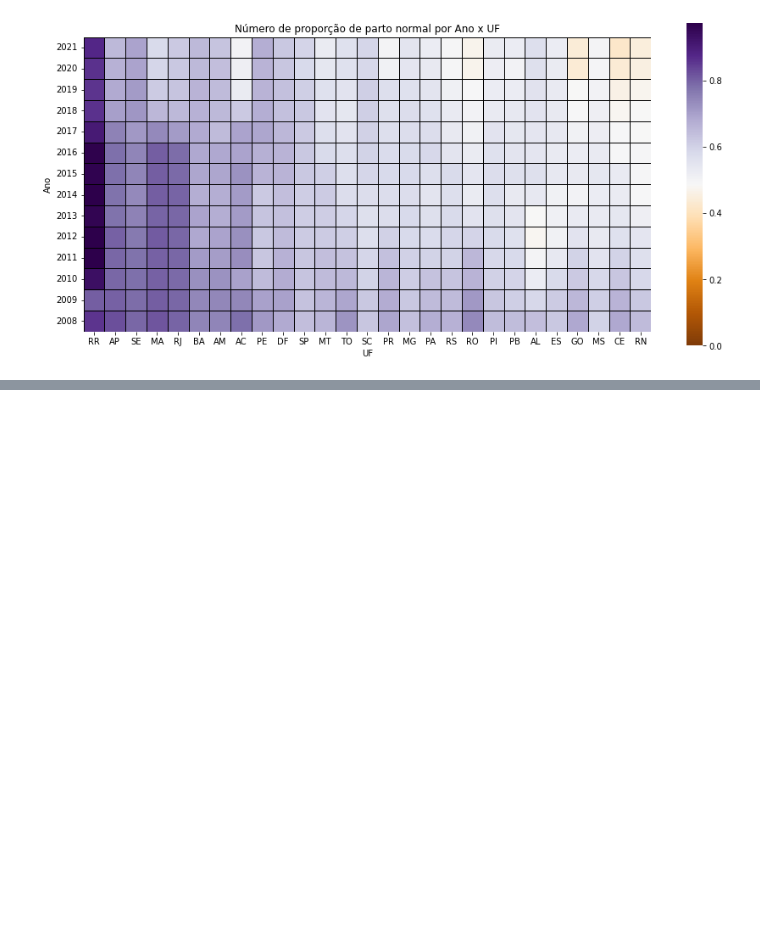
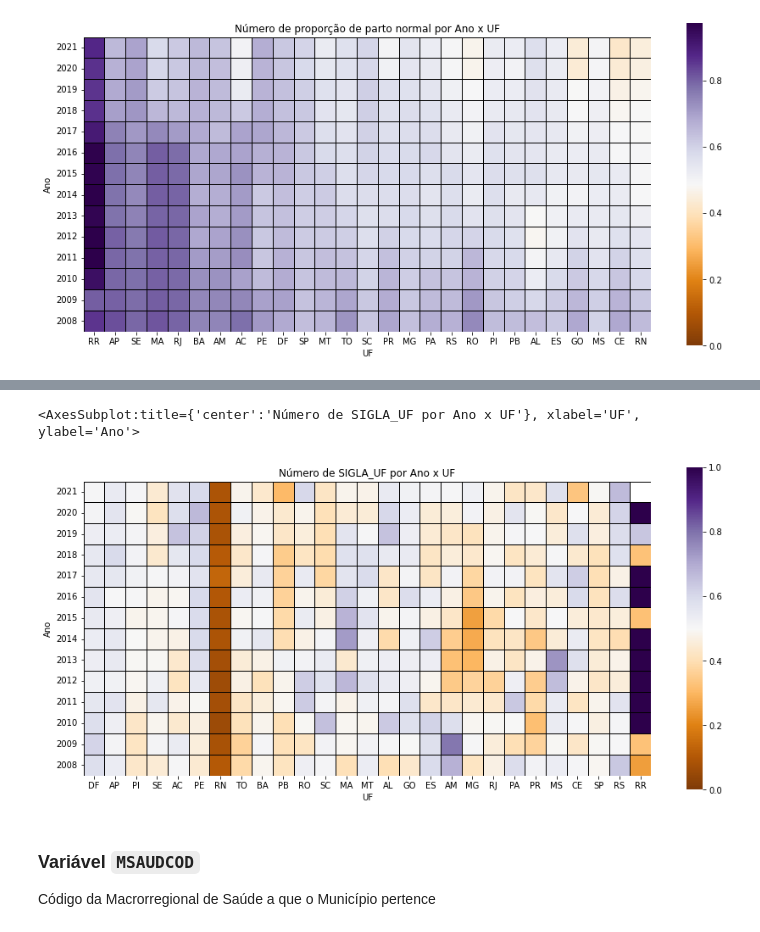
Before and after one commit to lucaslopes/gestantes, a Jupyter notebook: notebook.ipynb, the cells around one changed output, grey strips where cells are left out. Saved outputs shown, nothing was run; the diff lists cells and outputs as text; code cells hidden in the pictures; blank space fills up the shorter version.

```diff
--- a/notebook.ipynb
+++ b/notebook.ipynb
@@ -70,0 +161,14 @@ data_plot.heatmap(cls_map, value=var, cmap='PuOr')
+# %%
+cls_map = data_info.var_prop_per_parto(
+    sihsus,
+    var,
+    ufs_order=cls_map.columns.values,
+)
+data_plot.heatmap(cls_map, value=var, cmap='PuOr')
+# %% [output]
+<AxesSubplot:title={'center':'Número de SIGLA_UF por Ano x UF'}, xlabel='UF', ylabel='Ano'>
+[figure, added]
+# %% [markdown]
+### Variável `MSAUDCOD`
+
+Código da Macrorregional de Saúde a que o Município pertence
```
Also changed, not shown: parts of 59 cells of this notebook, 2 other files.
